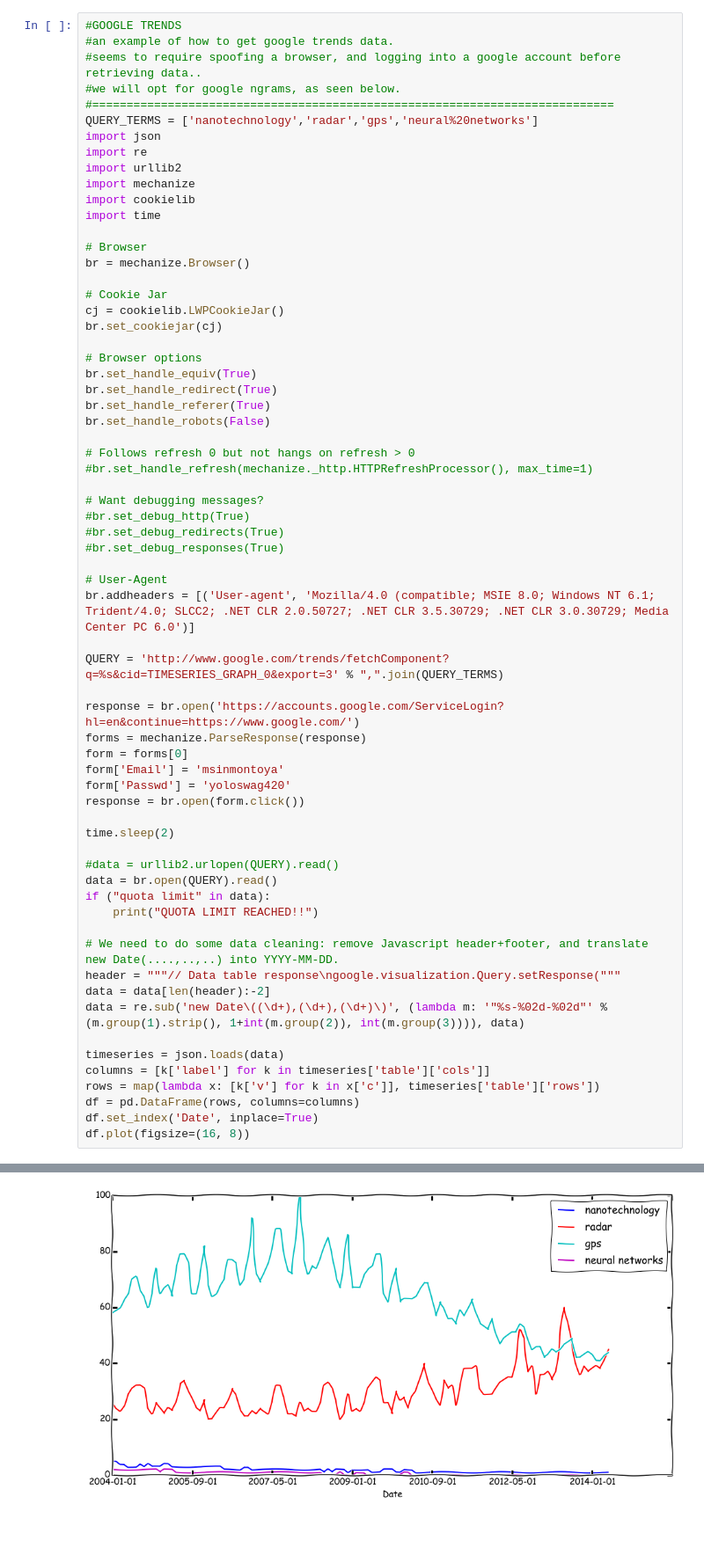
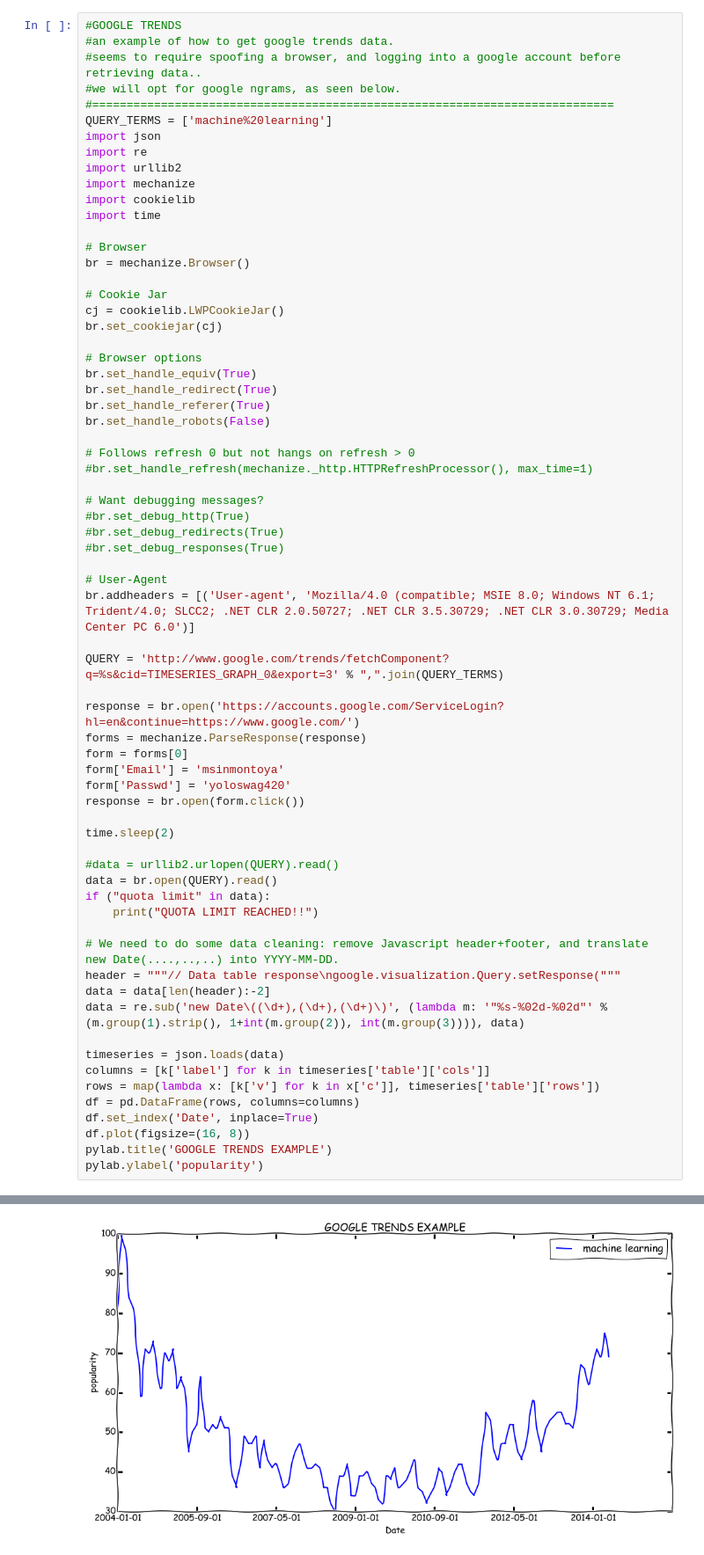
Before and after one commit to realmichaelzyy/cs249project, a Jupyter notebook: MarksTestNotebook.ipynb, the cells around one changed output, grey strips where cells are left out. Shown at 88% size. Saved outputs shown, nothing was run; the diff lists cells and outputs as text; blank space fills up the shorter version.

```diff
--- a/MarksTestNotebook.ipynb
+++ b/MarksTestNotebook.ipynb
@@ -119,7 +133,7 @@ SVG(filename='awards_map.svg')
 #seems to require spoofing a browser, and logging into a google account before retrieving data..
 #we will opt for google ngrams, as seen below.
 #============================================================================
-QUERY_TERMS = ['nanotechnology','radar','gps','neural%20networks']
+QUERY_TERMS = ['machine%20learning']
 import json
 import re
 import urllib2
@@ -178,4 +192,6 @@ rows = map(lambda x: [k['v'] for k in x['c']], timeseries['table']['rows'])
 df = pd.DataFrame(rows, columns=columns)
 df.set_index('Date', inplace=True)
 df.plot(figsize=(16, 8))
+pylab.title('GOOGLE TRENDS EXAMPLE')
+pylab.ylabel('popularity')
 # %% [output]
@@ -183,4 +199,4 @@ df.plot(figsize=(16, 8))
-[figure, old version]
+[figure, new version]
 # %%
 #GOOGLE NGRAMS
 #after loading this, call runQuery(args) to get a dataframe with relevant google ngrams info.
```
Also changed, not shown: parts of 11 cells of this notebook, 1 other file.
